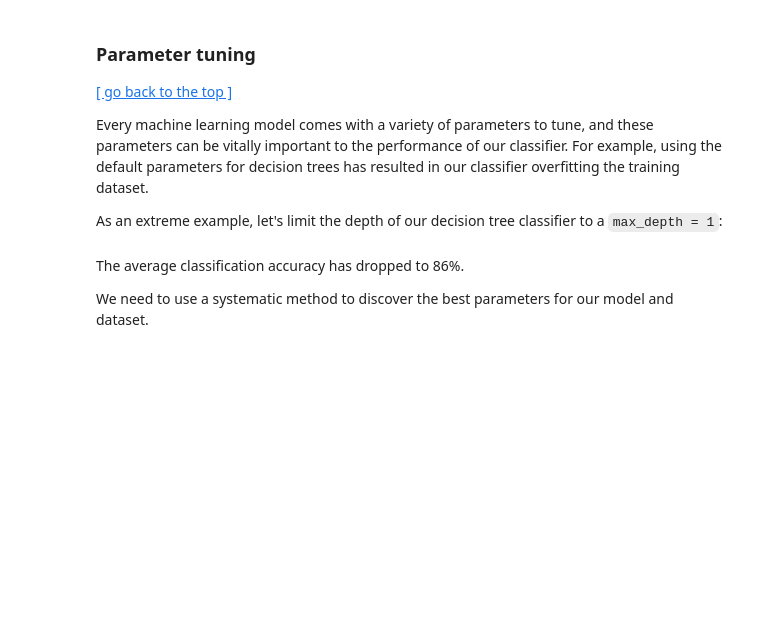
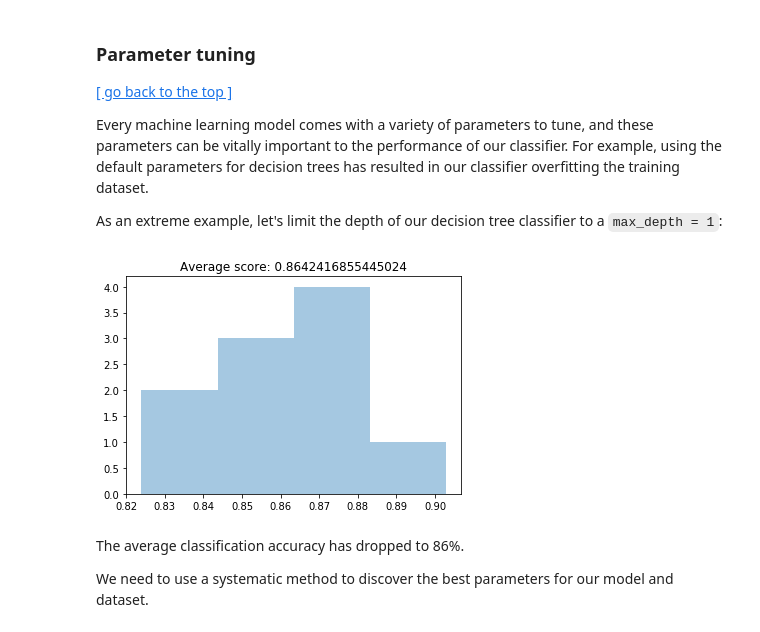
Before and after one commit to ADACS-Australia/ANITA-school-2019, a Jupyter notebook: notebooks/Part II classification.ipynb, the cells around one changed output. Saved outputs shown, nothing was run; the diff lists cells and outputs as text; code cells hidden in the pictures; blank space fills up the shorter version.

```diff
--- a/notebooks/Part II classification.ipynb
+++ b/notebooks/Part II classification.ipynb
@@ -568,15 +618,17 @@ Every machine learning model comes with a variety of parameters to tune, and the
 As an extreme example, let's limit the depth of our decision tree classifier to a `max_depth = 1`:
 # %%
 # Set the max_depth of the decision tree to 1
-dtc =
+dtc = DecisionTreeClassifier(max_depth=1, random_state=seed)
 
 # Calculate the cross validation score
-cv_scores =
+cv_scores = cross_val_score(dtc, X_train, y_train, cv=10)
 
 # Plot the results
 sb.distplot(cv_scores, kde=False)
 plt.title('Average score: {}'.format(np.mean(cv_scores)))
 plt.show()
+# %% [output]
+[figure, added]
 # %% [markdown]
 The average classification accuracy has dropped to 86%.
 
```
Also changed, not shown: parts of 27 cells of this notebook, 2 other files.
